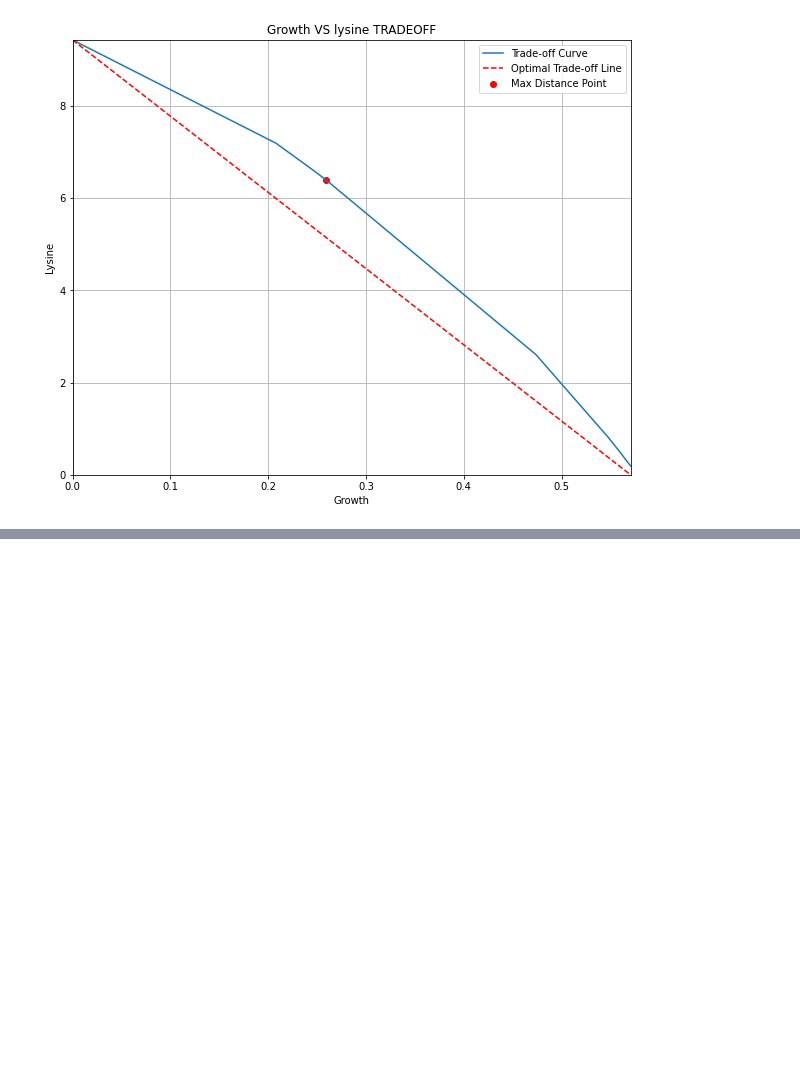
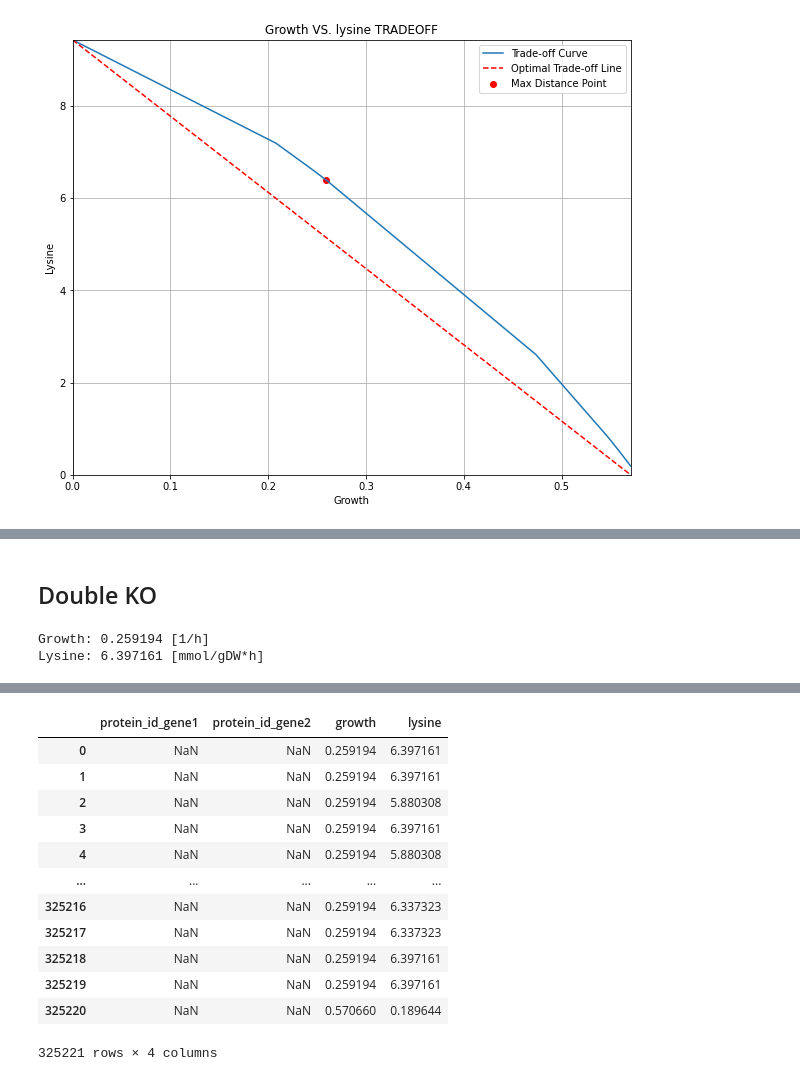
Before and after one commit to 27410/group-assingment-group-9, a Jupyter notebook: manual_gene_knockout.ipynb, the cells around one changed output, grey strips where cells are left out. Saved outputs shown, nothing was run; the diff lists cells and outputs as text; code cells hidden in the pictures; blank space fills up the shorter version.

```diff
--- a/manual_gene_knockout.ipynb
+++ b/manual_gene_knockout.ipynb
@@ -144,15 +160,0 @@ model = read_sbml_model('Files/iCGB21FR.xml')
-# %%
-lys_exp_rxn = Reaction("LYSt3r")
-lys_exp_rxn.name = "L lysine transport out via proton antiport reversible"
-lys_exp_rxn.add_metabolites({model.metabolites.h_e: -1, model.metabolites.lys__L_c: -1, model.metabolites.h_c: 1, model.metabolites.lys__L_e: 1})
-lys_exp_rxn.gene_reaction_rule = "( Mbar_A2583 or Mbar_A3244 )"
-lys_exp_rxn.lower_bound, lys_exp_rxn.upper_bound = 0, 1000
-model.add_reactions([lys_exp_rxn])
-
-model.reactions.Growth.bounds = (0.259193805 , 1000)
-model.objective = model.reactions.DAPDC
-solution = model.optimize()
-
-
-print(f"New growth: {round(solution['Growth'], 6)}")
-print(f"New lysine: {round(solution['DAPDC'], 6)}")
@@ -208,15 +252,32 @@ plt.show()
+# %% [markdown]
+## Double KO
+# %%
+model.reactions.Growth.bounds = (0.259193805 , 1000)
+model.objective = model.reactions.DAPDC
+solution = model.optimize()
+
+
+print(f"Growth: {round(solution['Growth'], 6)} [1/h]")
+print(f"Lysine: {round(solution['DAPDC'], 6)} [mmol/gDW*h]")
+# %% [output]
+Growth: 0.259194 [1/h]
+Lysine: 6.397161 [mmol/gDW*h]
 # %%
-from itertools import combinations
-from IPython.display import display, clear_output
+%%time
 
-N = len(model.genes)**2
+n = len(model.genes)
+k = 2
+total_double_ko_combinations = factorial(n) // (factorial(k) * factorial(n - k))
+print(f"Total number of double KO with {n} genes is: {total_double_ko_combinations}")
+
+
+N = total_double_ko_combinations
 i = 0
 
 double_KO_results = []
 
 for gene1, gene2 in combinations(model.genes, 2):
     i+=1
-
     with model:
         gene1.knock_out()
         gene2.knock_out()
@@ -238,7 +299,7 @@ for gene1, gene2 in combinations(model.genes, 2):
     display(progress_text)
 
 clear_output()
-print("KO completed!")
+print("Double KO completed!")
 
 df_double_KO = pd.DataFrame(double_KO_results, columns=["protein_id_gene1", "protein_id_gene2", "growth", "lysine"])
 df_double_KO
@@ -246,0 +309,13 @@ df_double_KO
+|  | protein_id_gene1 | protein_id_gene2 | growth | lysine |
+| 0 | NaN | NaN | 0.259194 | 6.397161 |
+| 1 | NaN | NaN | 0.259194 | 6.397161 |
+| 2 | NaN | NaN | 0.259194 | 5.880308 |
+| 3 | NaN | NaN | 0.259194 | 6.397161 |
+| 4 | NaN | NaN | 0.259194 | 5.880308 |
+| ... | ... | ... | ... | ... |
+| 325216 | NaN | NaN | 0.259194 | 6.337323 |
+| 325217 | NaN | NaN | 0.259194 | 6.337323 |
+| 325218 | NaN | NaN | 0.259194 | 6.397161 |
+| 325219 | NaN | NaN | 0.259194 | 6.397161 |
+| 325220 | NaN | NaN | 0.570660 | 0.189644 |
+325221 rows × 4 columns
```
Also changed, not shown: parts of 28 cells of this notebook, 8 other files.
